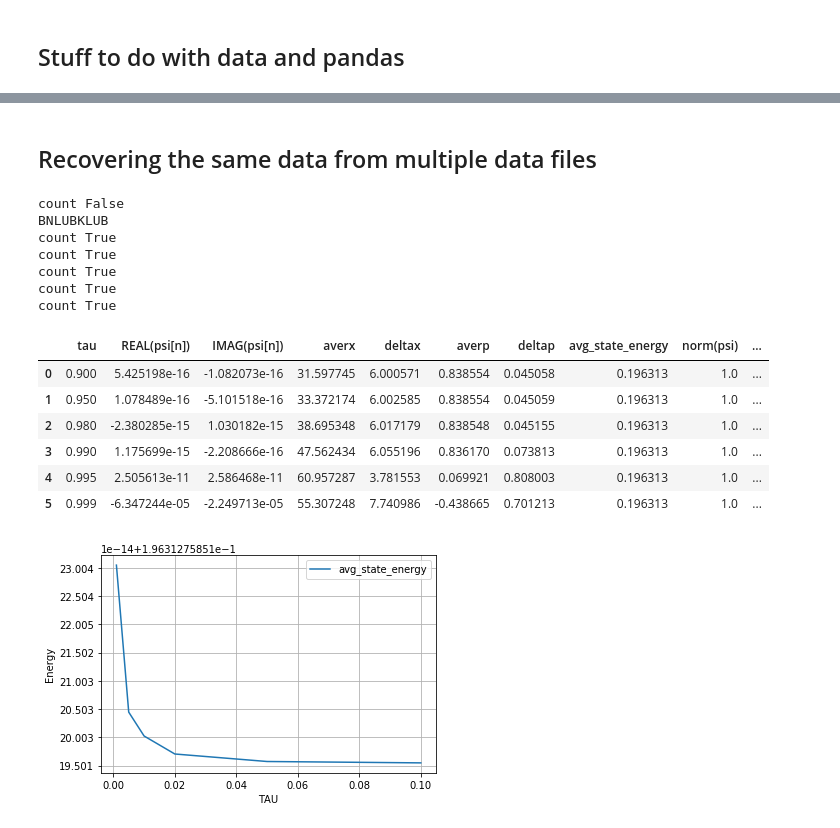
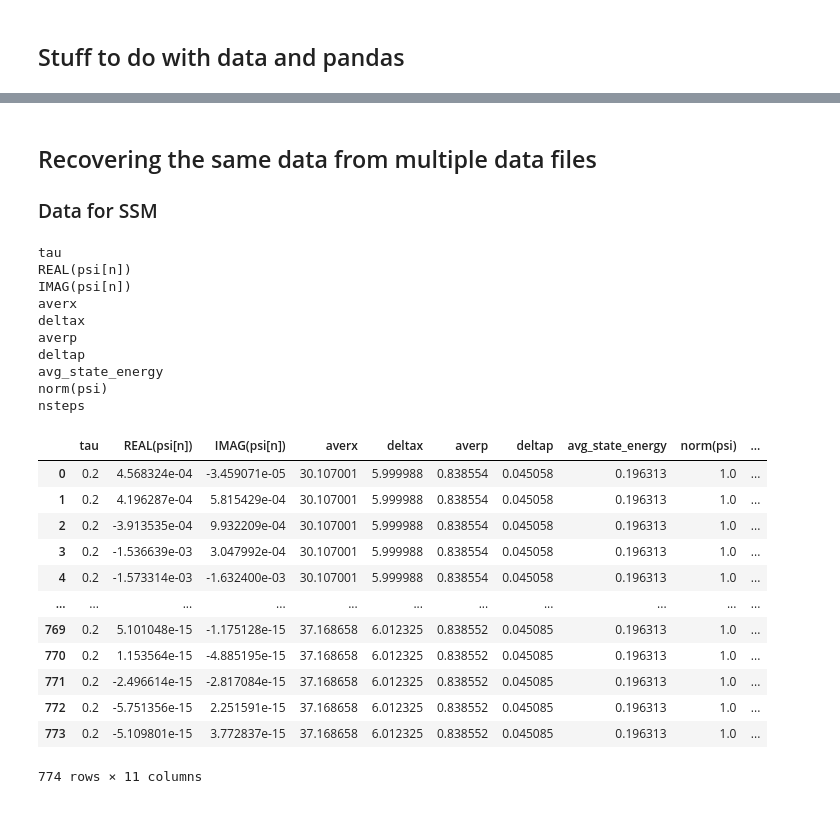
Before and after one commit to carlulli/TDSE, a Jupyter notebook: scripts/convergence.ipynb, the cells around one changed output, grey strips where cells are left out. Drawn from its saved outputs; the diff is of its cells as text; code cells hidden in the pictures.

```diff
--- a/scripts/convergence.ipynb
+++ b/scripts/convergence.ipynb
@@ -12,8 +16,9 @@ PosixPath('/Users/adrianstroth/Documents/Uni/HU Berlin/Computational Physics 2/P
 # %% [markdown]
 ## Stuff to do with data and pandas
 # %%
-df = pd.read_csv("../data/gauss_wf_wall6_129_1_10_1_3_30_6_1.txt", sep="\t")
-df.shape
-df.info()
-df.head()
-df.describe()
+# df = pd.read_csv("../data/gauss_wf_wall6_129_1_10_1_3_30_6_1.txt", sep="\t")
+# df = pd.read_csv("../data/gauss_wf_wall6_129_1_10_2_3_30_6_1.txt", sep="\t")
+# df.shape
+# df.info()
+# df.head()
+# df.describe()
@@ -46,2 +25,3 @@ memory usage: 90.8 KB
 # %% [markdown]
 ## Recovering the same data from multiple data files
+### Data for SSM
@@ -67,49 +28,55 @@ def get_obs(dframe):
 # %%
 nsteps = [10, 20, 50, 100, 200, 1000]
 count = False
 
 for i in nsteps:
-    df = pd.read_csv("../data/gauss_wf_wall6_129_1_{}_1_3_30_6_1.txt".format(i), sep="\t")
+    df = pd.read_csv("../data/gauss_wf_wall6_129_1_{}_2_3_30_6_1.txt".format(i), sep="\t")
 
-    temp_df = pd.DataFrame(df.iloc[[-1]])
+#     temp_df = pd.DataFrame(df.iloc[[-1]])
+    temp_df = pd.DataFrame(df.loc[df['tau']==0.2])
     temp_df['nsteps'] = i
    # print(temp_df)
     if count == False:
-        obs_df = pd.DataFrame(temp_df)
-        print("count {}".format(count))
+        ssm_obs_df = pd.DataFrame(temp_df)
+#         print("count {}".format(count))
         count = True
-        print("BNLUBKLUB")
+#         print("BNLUBKLUB")
 
     #    print(obs_df)
     else:
-        obs_df = pd.concat([obs_df, temp_df], ignore_index=True)
+        ssm_obs_df = pd.concat([ssm_obs_df, temp_df], ignore_index=True)
 
-        print("count {}".format(count))
-
-
+for observable in ssm_obs_df[2:]:
+    print(observable)
 
 #temp_df
-obs_df['Tau'] = 1/obs_df['nsteps']
-obs_df
+ssm_obs_df['Tau'] = 1./ssm_obs_df['nsteps']
+ssm_obs_df
+
+# ssm_obs_df.describe()
+# df.head()
+# df.info()
 # %% [output]
-count False
-BNLUBKLUB
-count True
-count True
-count True
-count True
-count True
+tau
+REAL(psi[n])
+IMAG(psi[n])
+averx
+deltax
+averp
+deltap
+avg_state_energy
+norm(psi)
+nsteps
 |  | tau | REAL(psi[n]) | IMAG(psi[n]) | averx | deltax | averp | deltap | avg_state_energy | norm(psi) | ... |
-| 0 | 0.900 | 5.425198e-16 | -1.082073e-16 | 31.597745 | 6.000571 | 0.838554 | 0.045058 | 0.196313 | 1.0 | ... |
-| 1 | 0.950 | 1.078489e-16 | -5.101518e-16 | 33.372174 | 6.002585 | 0.838554 | 0.045059 | 0.196313 | 1.0 | ... |
-| 2 | 0.980 | -2.380285e-15 | 1.030182e-15 | 38.695348 | 6.017179 | 0.838548 | 0.045155 | 0.196313 | 1.0 | ... |
-| 3 | 0.990 | 1.175699e-15 | -2.208666e-16 | 47.562434 | 6.055196 | 0.836170 | 0.073813 | 0.196313 | 1.0 | ... |
-| 4 | 0.995 | 2.505613e-11 | 2.586468e-11 | 60.957287 | 3.781553 | 0.069921 | 0.808003 | 0.196313 | 1.0 | ... |
-| 5 | 0.999 | -6.347244e-05 | -2.249713e-05 | 55.307248 | 7.740986 | -0.438665 | 0.701213 | 0.196313 | 1.0 | ... |
+| 0 | 0.2 | 4.568324e-04 | -3.459071e-05 | 30.107001 | 5.999988 | 0.838554 | 0.045058 | 0.196313 | 1.0 | ... |
+| 1 | 0.2 | 4.196287e-04 | 5.815429e-04 | 30.107001 | 5.999988 | 0.838554 | 0.045058 | 0.196313 | 1.0 | ... |
+| 2 | 0.2 | -3.913535e-04 | 9.932209e-04 | 30.107001 | 5.999988 | 0.838554 | 0.045058 | 0.196313 | 1.0 | ... |
+| 3 | 0.2 | -1.536639e-03 | 3.047992e-04 | 30.107001 | 5.999988 | 0.838554 | 0.045058 | 0.196313 | 1.0 | ... |
+| 4 | 0.2 | -1.573314e-03 | -1.632400e-03 | 30.107001 | 5.999988 | 0.838554 | 0.045058 | 0.196313 | 1.0 | ... |
+| ... | ... | ... | ... | ... | ... | ... | ... | ... | ... | ... |
+| 769 | 0.2 | 5.101048e-15 | -1.175128e-15 | 37.168658 | 6.012325 | 0.838552 | 0.045085 | 0.196313 | 1.0 | ... |
+| 770 | 0.2 | 1.153564e-15 | -4.885195e-15 | 37.168658 | 6.012325 | 0.838552 | 0.045085 | 0.196313 | 1.0 | ... |
+| 771 | 0.2 | -2.496614e-15 | -2.817084e-15 | 37.168658 | 6.012325 | 0.838552 | 0.045085 | 0.196313 | 1.0 | ... |
+| 772 | 0.2 | -5.751356e-15 | 2.251591e-15 | 37.168658 | 6.012325 | 0.838552 | 0.045085 | 0.196313 | 1.0 | ... |
+| 773 | 0.2 | -5.109801e-15 | 3.772837e-15 | 37.168658 | 6.012325 | 0.838552 | 0.045085 | 0.196313 | 1.0 | ... |
+774 rows × 11 columns
-# %%
-obs_df.plot(x='Tau', y='avg_state_energy', grid=True)
-plt.xlabel("TAU")
-plt.ylabel("Energy")
-plt.show()
-# %% [output]
-[figure, removed]
```
Also changed, not shown: parts of 13 cells of this notebook.
